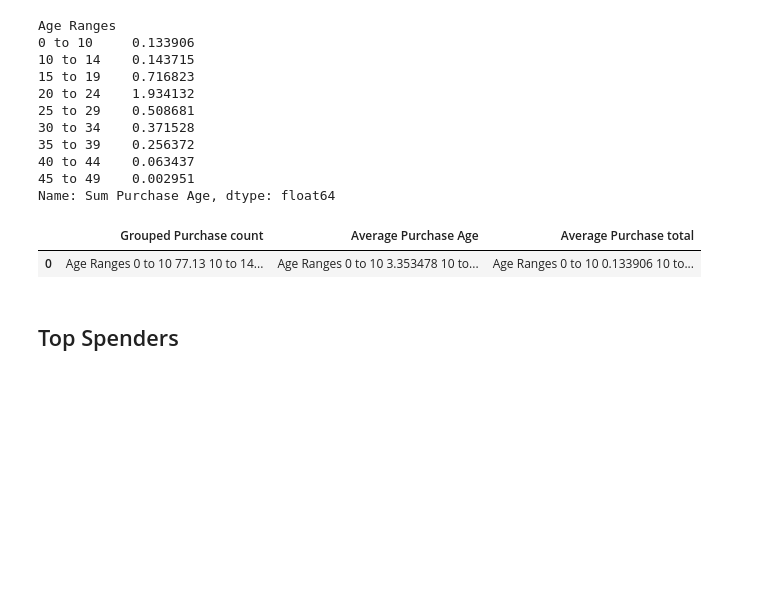
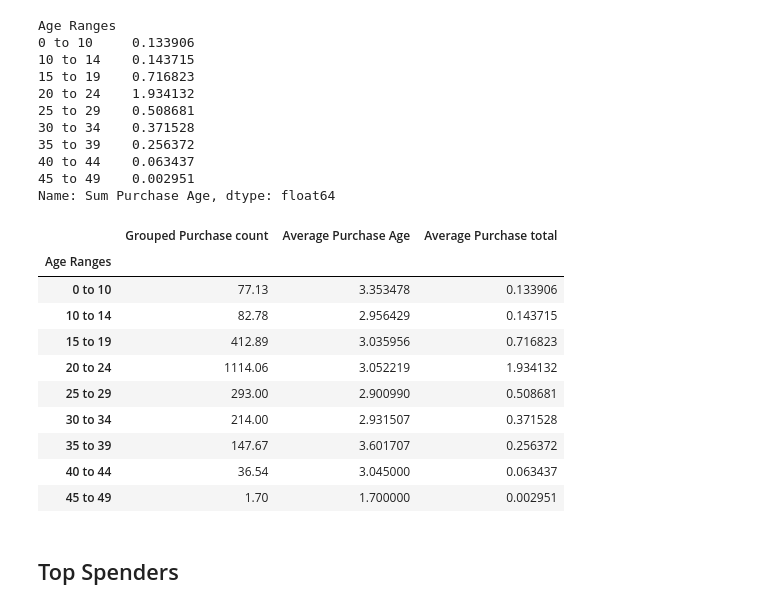
Before and after one commit to Jam0134/Pandas-challenge-HW4, a Jupyter notebook: HeroesOfPymoli/HeroesOfPymoli_3.ipynb, the cells around one changed output. Cells and saved outputs as stored; diff of their text form; code cells hidden in the pictures; blank space fills up the shorter version.

```diff
--- a/HeroesOfPymoli/HeroesOfPymoli_3.ipynb
+++ b/HeroesOfPymoli/HeroesOfPymoli_3.ipynb
@@ -433,17 +433,26 @@ Name: Sum Purchase Age, dtype: float64
 # %%
 # PUT IN DATA FRMAE WHEN ABOVE IS CORRECT
 
 purch_analysis_summary_df = pd.DataFrame({
-    "Grouped Purchase count": [purch_age_sum],
-    "Average Purchase Age": [avg_purch_age],
-    "Average Purchase total": [avg_purch_total]
+    "Grouped Purchase count": purch_age_sum,
+    "Average Purchase Age": avg_purch_age,
+    "Average Purchase total": avg_purch_total
 })
 
 
 purch_analysis_summary_df
 # %% [output]
 |  | Grouped Purchase count | Average Purchase Age | Average Purchase total |
-| 0 | Age Ranges 0 to 10 77.13 10 to 14... | Age Ranges 0 to 10 3.353478 10 to... | Age Ranges 0 to 10 0.133906 10 to... |
+| Age Ranges |  |  |  |
+| 0 to 10 | 77.13 | 3.353478 | 0.133906 |
+| 10 to 14 | 82.78 | 2.956429 | 0.143715 |
+| 15 to 19 | 412.89 | 3.035956 | 0.716823 |
+| 20 to 24 | 1114.06 | 3.052219 | 1.934132 |
+| 25 to 29 | 293.00 | 2.900990 | 0.508681 |
+| 30 to 34 | 214.00 | 2.931507 | 0.371528 |
+| 35 to 39 | 147.67 | 3.601707 | 0.256372 |
+| 40 to 44 | 36.54 | 3.045000 | 0.063437 |
+| 45 to 49 | 1.70 | 1.700000 | 0.002951 |
 # %% [markdown]
 ## Top Spenders
 # %% [markdown]
```
Also changed, not shown: parts of 14 cells of this notebook.
